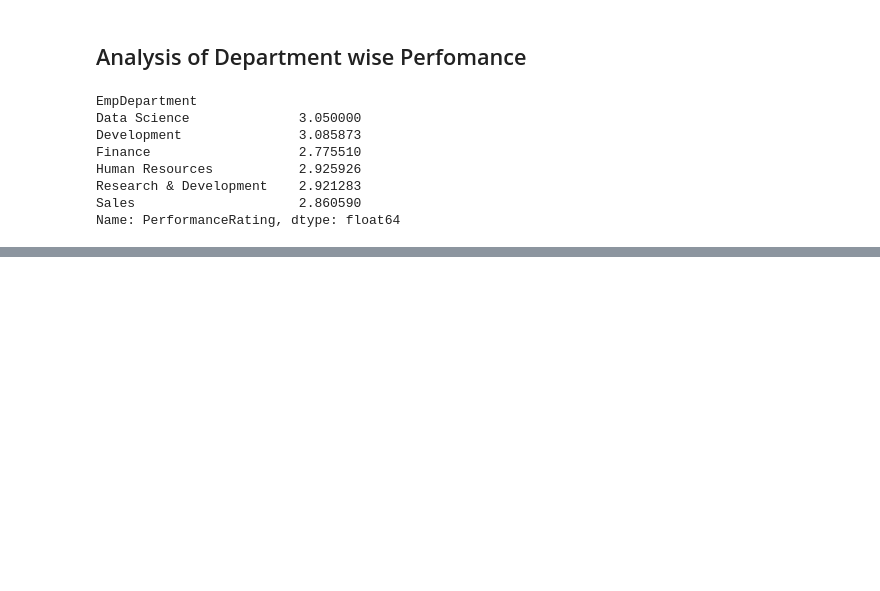
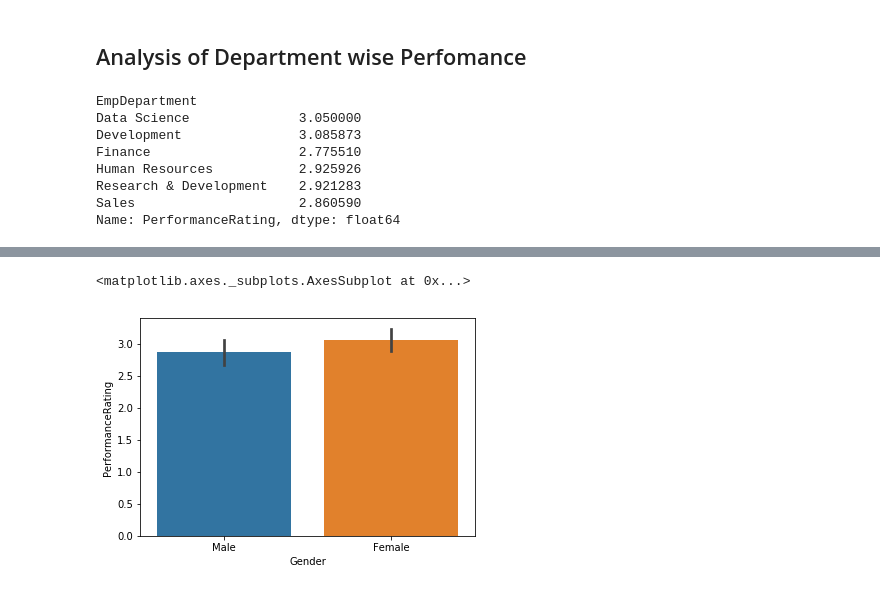
Before and after one commit to isankha007/ML-Project, a Jupyter notebook: Sankhadeep_project/Source Code/Visualization/Visualization.ipynb, the cells around one changed output, grey strips where cells are left out. Cells and saved outputs as stored; diff of their text form; code cells hidden in the pictures; blank space fills up the shorter version.

```diff
--- a/Sankhadeep_project/Source Code/Visualization/Visualization.ipynb
+++ b/Sankhadeep_project/Source Code/Visualization/Visualization.ipynb
@@ -67,0 +215,3 @@ plt.show()
+# %%
+HR = emp_data[emp_data.EmpDepartment == 'Human Resources'] # Slicing the all coloums of Sales Row
+HR.head(3)
@@ -67,0 +224,5 @@ plt.show()
+# %%
+sns.barplot(HR['Gender'], HR['PerformanceRating'])
+# %% [output]
+<matplotlib.axes._subplots.AxesSubplot at 0x...>
+[figure, added]
```
Also changed, not shown: parts of 18 cells of this notebook, 1 other file.
